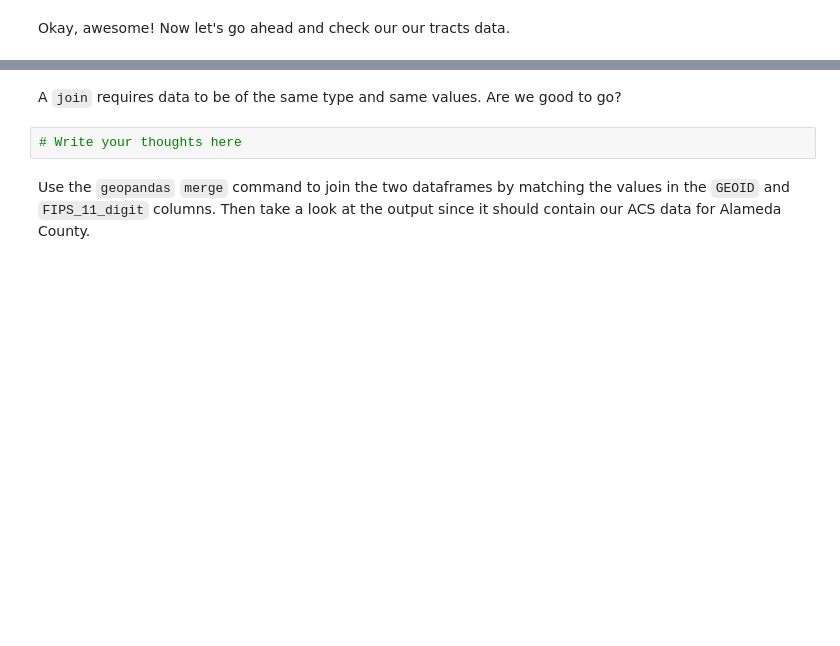
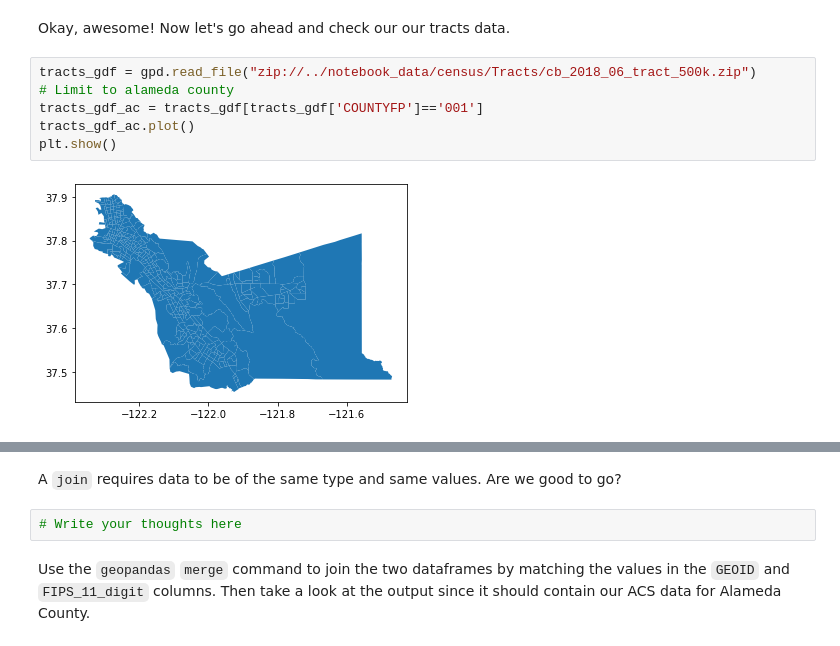
Before and after one commit to dlab-berkeley/Python-Geospatial-Fundamentals-Legacy, a Jupyter notebook: new_sequence/day_2/10_attribute_joins.ipynb, the cells around one changed output, grey strips where cells are left out. Saved outputs shown, nothing was run; the diff lists cells and outputs as text; blank space fills up the shorter version.

```diff
--- a/new_sequence/day_2/10_attribute_joins.ipynb
+++ b/new_sequence/day_2/10_attribute_joins.ipynb
@@ -29,5 +84,13 @@ acs5data_df.info()
 # %% [markdown]
 Okay, awesome! Now let's go ahead and check our our tracts data.
+# %%
+tracts_gdf = gpd.read_file("zip://../notebook_data/census/Tracts/cb_2018_06_tract_500k.zip")
+# Limit to alameda county
+tracts_gdf_ac = tracts_gdf[tracts_gdf['COUNTYFP']=='001']
+tracts_gdf_ac.plot()
+plt.show()
+# %% [output]
+[figure, added]
 # %%
 # Tracts data
 tracts_gdf_ac.head(2)
```
Also changed, not shown: parts of 16 cells of this notebook, 1 other file.
